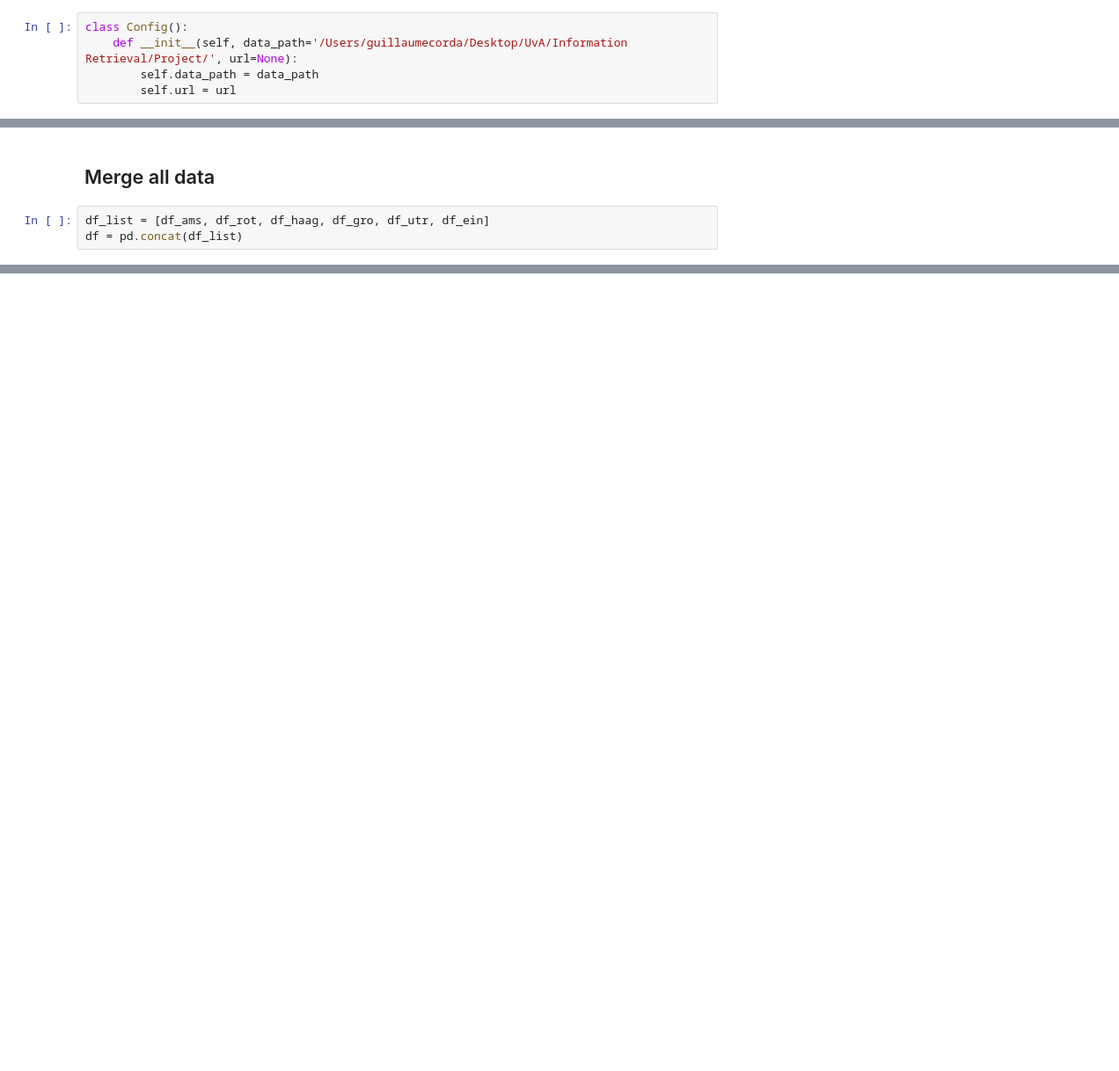
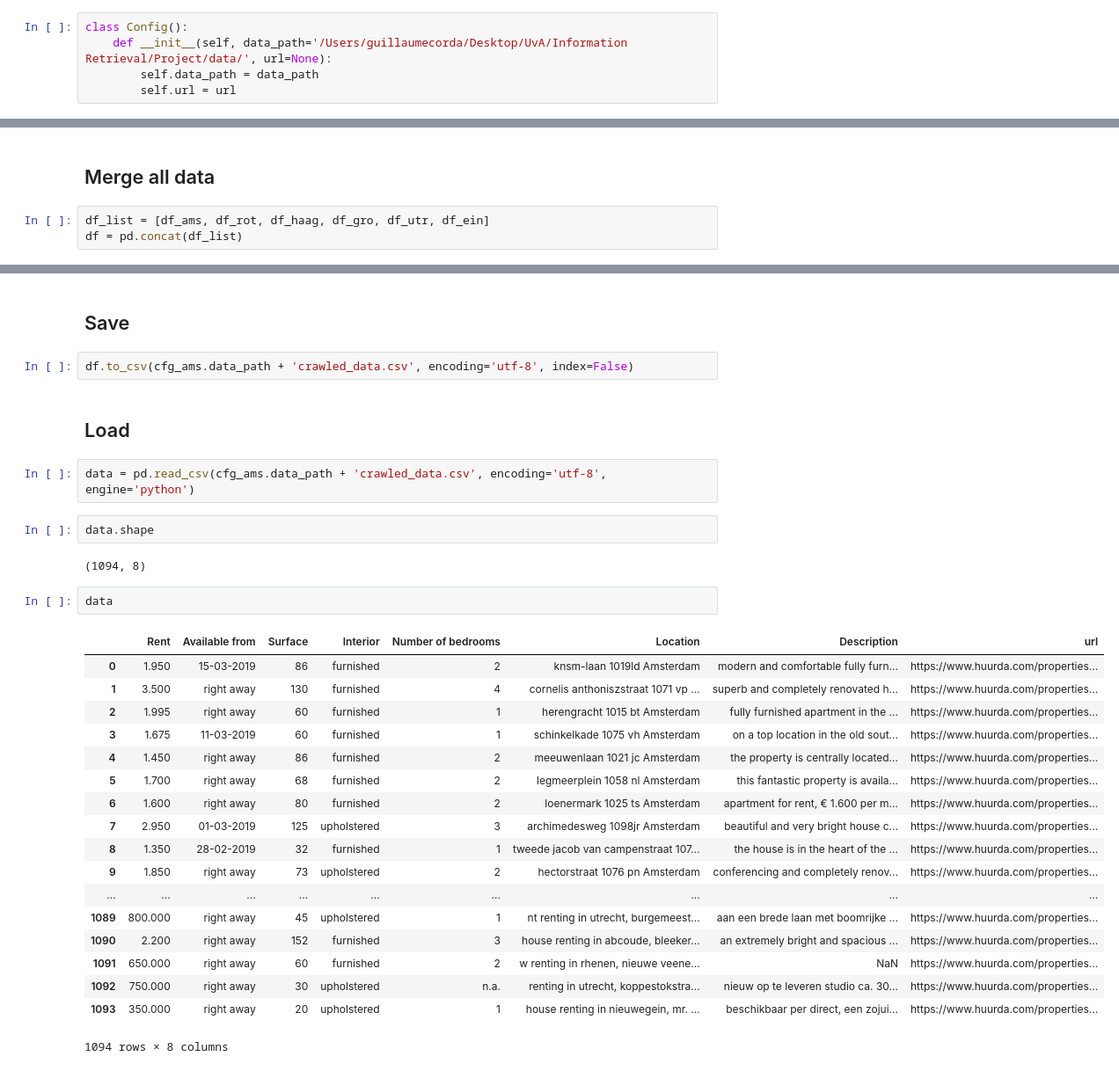
Before and after one commit to GuillaumeCorda/Web_Scraping, a Jupyter notebook: scraper_apartments.ipynb, the cells around one changed output, grey strips where cells are left out. Shown: that part at 88% size. Cells and saved outputs as stored; diff of their text form; blank space fills up the shorter version.

```diff
--- a/scraper_apartments.ipynb
+++ b/scraper_apartments.ipynb
@@ -15,7 +14,7 @@ from bs4 import BeautifulSoup
 # Config
 # %%
 class Config():
-    def __init__(self, data_path='/Users/guillaumecorda/Desktop/UvA/Information Retrieval/Project/', url=None):
+    def __init__(self, data_path='/Users/guillaumecorda/Desktop/UvA/Information Retrieval/Project/data/', url=None):
         self.data_path = data_path
         self.url = url
 # %%
@@ -241,0 +471,33 @@ df.head()
+# %% [markdown]
+## Save
+# %%
+df.to_csv(cfg_ams.data_path + 'crawled_data.csv', encoding='utf-8', index=False)
+# %% [markdown]
+## Load
+# %%
+data = pd.read_csv(cfg_ams.data_path + 'crawled_data.csv', encoding='utf-8', engine='python')
+# %%
+data.shape
+# %% [output]
+(1094, 8)
+# %%
+data
+# %% [output]
+|  | Rent | Available from | Surface | Interior | Number of bedrooms | Location | Description | url |
+| 0 | 1.950 | 15-03-2019 | 86 | furnished | 2 | knsm-laan 1019ld Amsterdam | modern and comfortable fully furn... | https://www.huurda.com/properties... |
+| 1 | 3.500 | right away | 130 | furnished | 4 | cornelis anthoniszstraat 1071 vp ... | superb and completely renovated h... | https://www.huurda.com/properties... |
+| 2 | 1.995 | right away | 60 | furnished | 1 | herengracht 1015 bt Amsterdam | fully furnished apartment in the ... | https://www.huurda.com/properties... |
+| 3 | 1.675 | 11-03-2019 | 60 | furnished | 1 | schinkelkade 1075 vh Amsterdam | on a top location in the old sout... | https://www.huurda.com/properties... |
+| 4 | 1.450 | right away | 86 | furnished | 2 | meeuwenlaan 1021 jc Amsterdam | the property is centrally located... | https://www.huurda.com/properties... |
+| 5 | 1.700 | right away | 68 | furnished | 2 | legmeerplein 1058 nl Amsterdam | this fantastic property is availa... | https://www.huurda.com/properties... |
+| 6 | 1.600 | right away | 80 | furnished | 2 | loenermark 1025 ts Amsterdam | apartment for rent, € 1.600 per m... | https://www.huurda.com/properties... |
+| 7 | 2.950 | 01-03-2019 | 125 | upholstered | 3 | archimedesweg 1098jr Amsterdam | beautiful and very bright house c... | https://www.huurda.com/properties... |
+| 8 | 1.350 | 28-02-2019 | 32 | furnished | 1 | tweede jacob van campenstraat 107... | the house is in the heart of the ... | https://www.huurda.com/properties... |
+| 9 | 1.850 | right away | 73 | upholstered | 2 | hectorstraat 1076 pn Amsterdam | conferencing and completely renov... | https://www.huurda.com/properties... |
+| ... | ... | ... | ... | ... | ... | ... | ... | ... |
+| 1089 | 800.000 | right away | 45 | upholstered | 1 | nt renting in utrecht, burgemeest... | aan een brede laan met boomrijke ... | https://www.huurda.com/properties... |
+| 1090 | 2.200 | right away | 152 | furnished | 3 | house renting in abcoude, bleeker... | an extremely bright and spacious ... | https://www.huurda.com/properties... |
+| 1091 | 650.000 | right away | 60 | furnished | 2 | w renting in rhenen, nieuwe veene... | NaN | https://www.huurda.com/properties... |
+| 1092 | 750.000 | right away | 30 | upholstered | n.a. | renting in utrecht, koppestokstra... | nieuw op te leveren studio ca. 30... | https://www.huurda.com/properties... |
+| 1093 | 350.000 | right away | 20 | upholstered | 1 | house renting in nieuwegein, mr. ... | beschikbaar per direct, een zojui... | https://www.huurda.com/properties... |
+1094 rows × 8 columns
```
Also changed, not shown: parts of 42 cells of this notebook.
